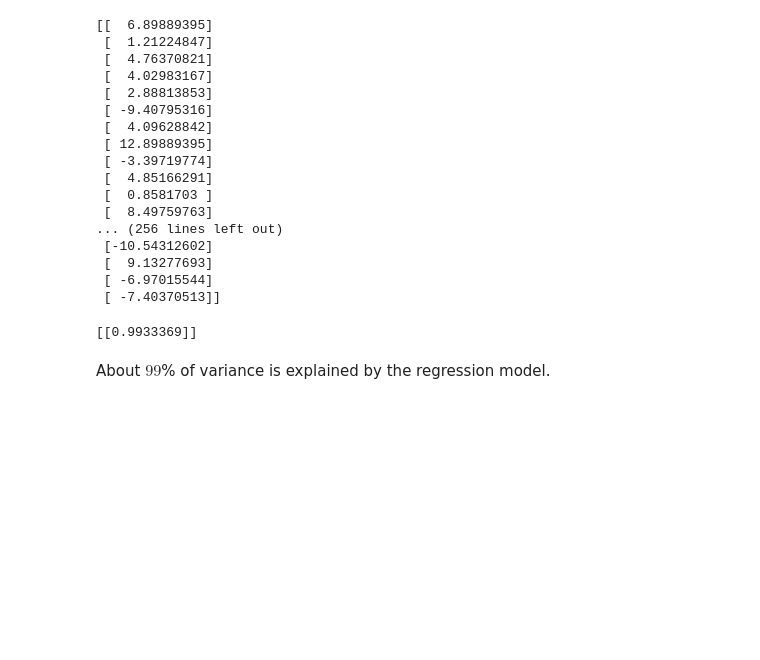
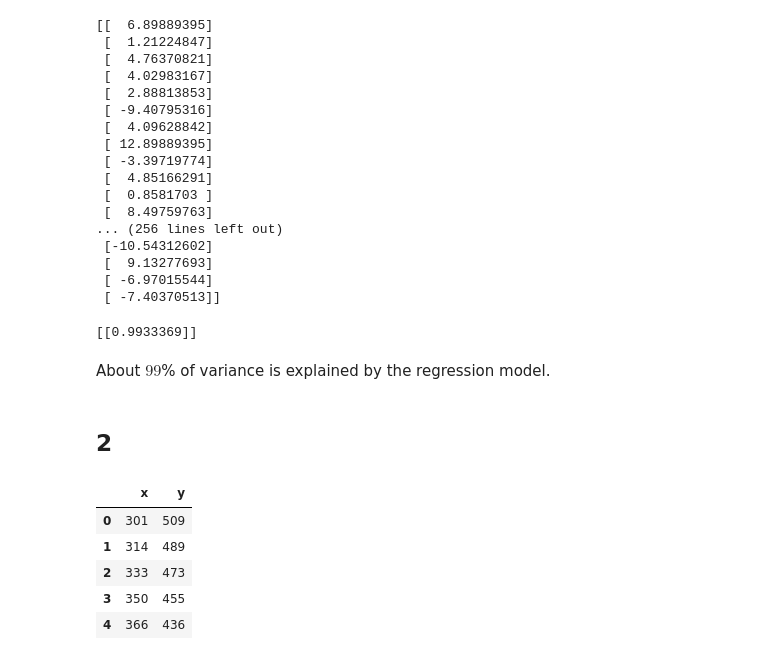
Before and after one commit to Tazering/UVA-CS, a Jupyter notebook: CS-3501_Zhang/PS3/tjk9ep_PS3.ipynb, the cells around one changed output. Drawn from its saved outputs; the diff is of its cells as text; code cells hidden in the pictures; blank space fills up the shorter version.

```diff
--- a/CS-3501_Zhang/PS3/tjk9ep_PS3.ipynb
+++ b/CS-3501_Zhang/PS3/tjk9ep_PS3.ipynb
@@ -189,3 +189,23 @@ print(r_squared)
 [[0.9933369]]
 # %% [markdown]
 About $99$% of variance is explained by the regression model.
+# %% [markdown]
+## **2**
+# %%
+# load the .dat files
+hand_1_path = "./hand1.dat"
+hand_2_path = "./hand2.dat"
+
+hand_1 = pd.read_csv(hand_1_path, header = None)
+hand_1.columns = ["x", "y"]
+hand_2 = pd.read_csv(hand_2_path, header = None)
+hand_2.columns = ["x", "y"]
+
+hand_1.head()
+# %% [output]
+|  | x | y |
+| 0 | 301 | 509 |
+| 1 | 314 | 489 |
+| 2 | 333 | 473 |
+| 3 | 350 | 455 |
+| 4 | 366 | 436 |
```
Also changed, not shown: parts of 12 cells of this notebook.
